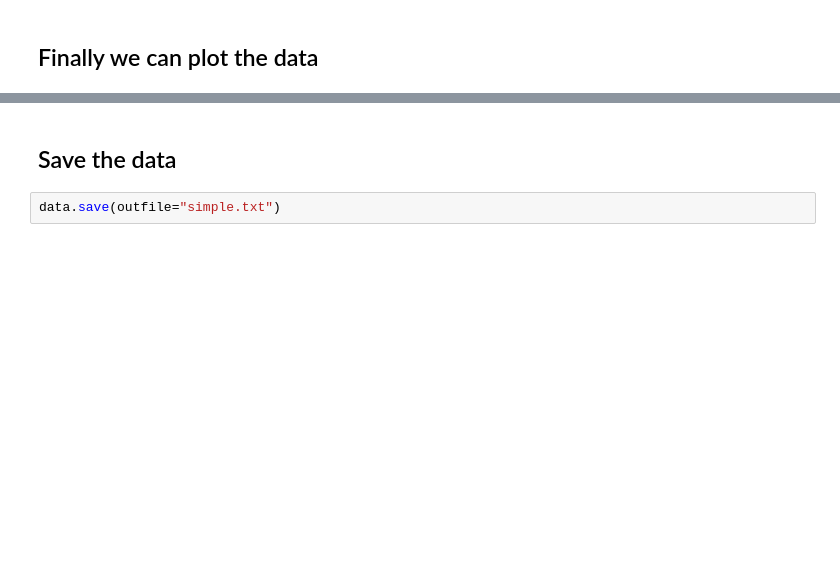
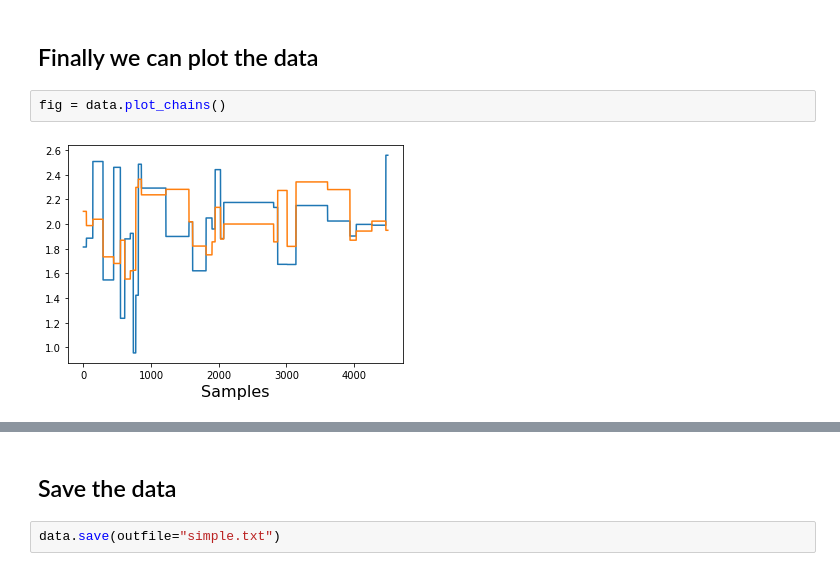
Before and after one commit to rgreen1995/PTMCMCSampler, a Jupyter notebook: examples/simple.ipynb, the cells around one changed output, grey strips where cells are left out. Drawn from its saved outputs; the diff is of its cells as text; blank space fills up the shorter version.

```diff
--- a/examples/simple.ipynb
+++ b/examples/simple.ipynb
@@ -80,3 +77,7 @@ Finished 80.00 percent in 0.560201 s Acceptance rate = 0.0145333
 Run Complete
 # %% [markdown]
 ## Finally we can plot the data
+# %%
+fig = data.plot_chains()
+# %% [output]
+[figure, added]
```
Also changed, not shown: parts of 5 cells of this notebook.
